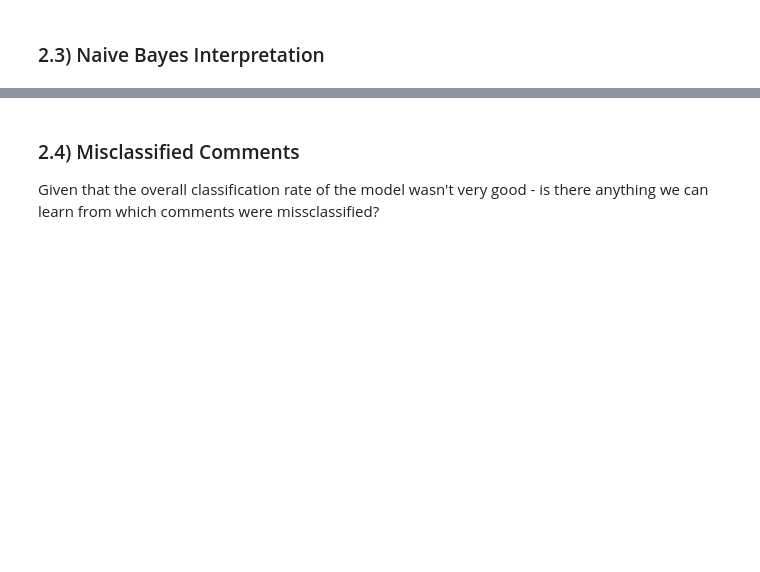
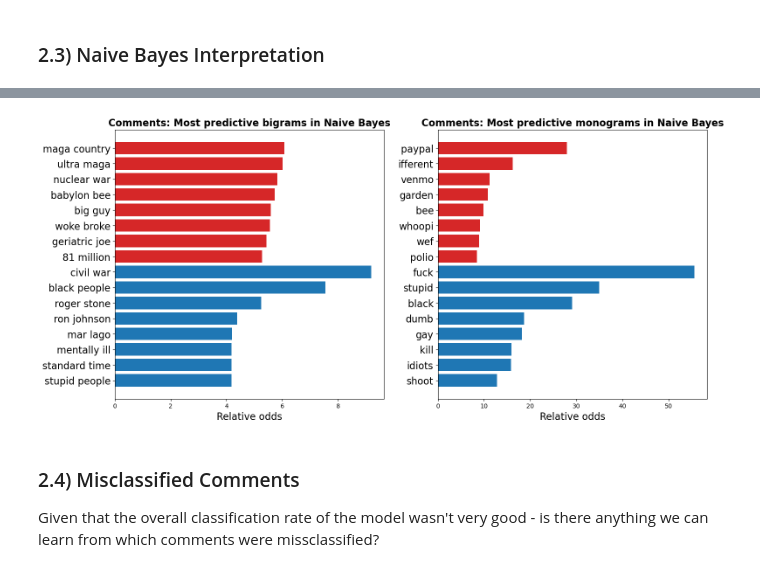
Before and after one commit to martijndevries/NLP_Reddit, a Jupyter notebook: code/model_insights_conclusions.ipynb, the cells around one changed output, grey strips where cells are left out. Cells and saved outputs as stored; diff of their text form; code cells hidden in the pictures; blank space fills up the shorter version.

```diff
--- a/code/model_insights_conclusions.ipynb
+++ b/code/model_insights_conclusions.ipynb
@@ -468,14 +590,16 @@ for i in range(200):
 # %%
 fig, (ax1, ax2) = plt.subplots(1, 2, figsize=(17.5, 8))
 
 make_barplot_nb(ax2, 8, hi_mono_imp_c, hi_mono_imp_p, hi_mono_names_c, hi_mono_names_p)
 make_barplot_nb(ax1, 8, hi_bi_imp_c, hi_bi_imp_p, hi_bi_names_c, hi_bi_names_p)
 
-ax1.set_title('Comments: Most predictive bigrams in Naive Bayes', fontweight='bold', fontsize=14)
-ax2.set_title('Comments: Most predictive monograms in Naive Bayes', fontweight='bold', fontsize=14)
+ax1.set_title('Comments: Most predictive bigrams in Naive Bayes', fontweight='bold', fontsize=16)
+ax2.set_title('Comments: Most predictive monograms in Naive Bayes', fontweight='bold', fontsize=16)
 
 fig.savefig('../figures/com_nb_features.png', dpi=300)
 plt.show()
+# %% [output]
+[figure, added]
 # %% [markdown]
 ### 2.4) Misclassified Comments
 
```
Also changed, not shown: parts of 26 cells of this notebook, 2 other files.
